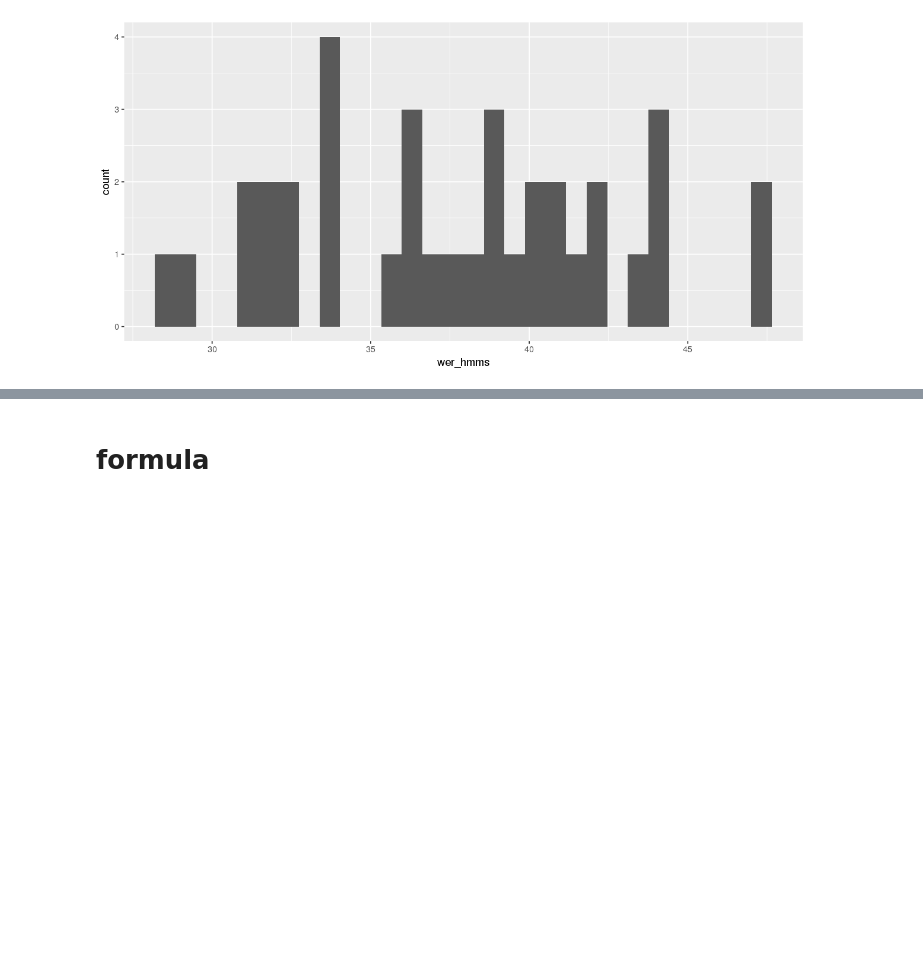
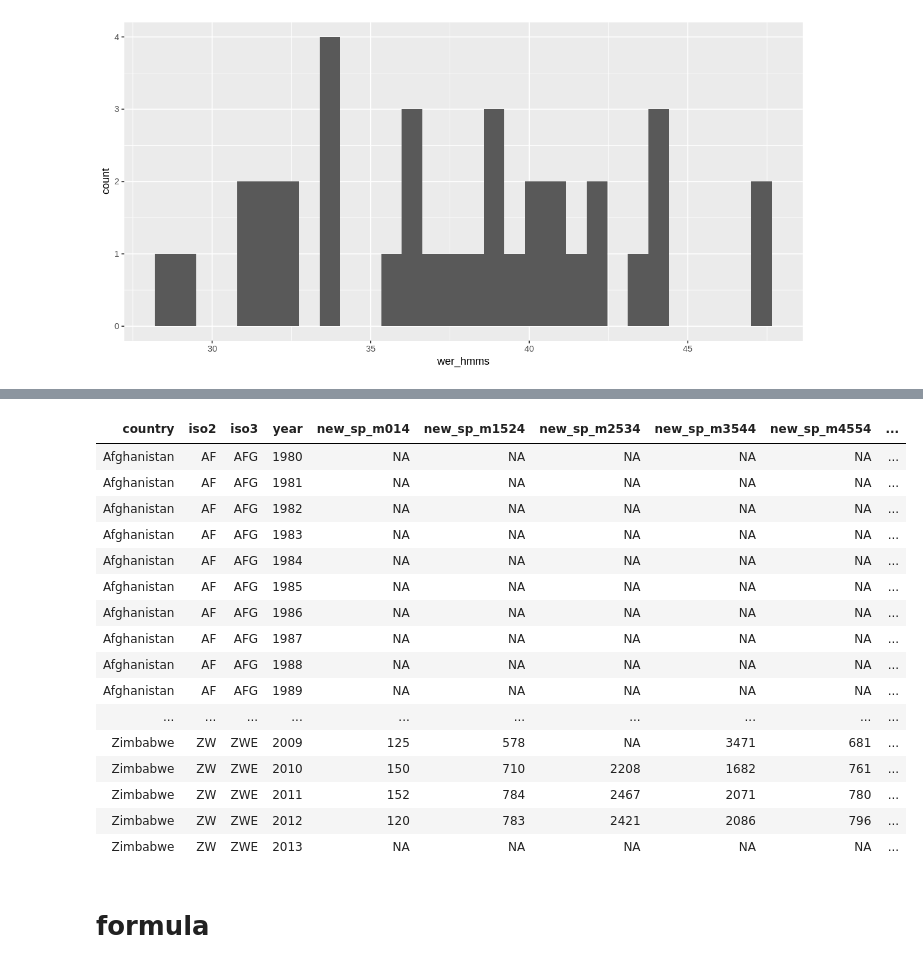
Before and after one commit to jarobyte91/jupyter_presentations, a Jupyter notebook: R.ipynb, the cells around one changed output, grey strips where cells are left out. Cells and saved outputs as stored; diff of their text form; code cells hidden in the pictures; blank space fills up the shorter version.

Commit message:
repr.matrix

```diff
--- a/R.ipynb
+++ b/R.ipynb
@@ -50,3 +62,25 @@ ggplot(df, aes(x = wer_hmms)) + geom_histogram()
+# %%
+# Esto también se puede arreglar con options()
+options(repr.matrix.max.cols = 50, repr.matrix.max.rows = 20)
+who
+# %% [output]
+| country | iso2 | iso3 | year | new_sp_m014 | new_sp_m1524 | new_sp_m2534 | new_sp_m3544 | new_sp_m4554 | ... |
+| Afghanistan | AF | AFG | 1980 | NA | NA | NA | NA | NA | ... |
+| Afghanistan | AF | AFG | 1981 | NA | NA | NA | NA | NA | ... |
+| Afghanistan | AF | AFG | 1982 | NA | NA | NA | NA | NA | ... |
+| Afghanistan | AF | AFG | 1983 | NA | NA | NA | NA | NA | ... |
+| Afghanistan | AF | AFG | 1984 | NA | NA | NA | NA | NA | ... |
+| Afghanistan | AF | AFG | 1985 | NA | NA | NA | NA | NA | ... |
+| Afghanistan | AF | AFG | 1986 | NA | NA | NA | NA | NA | ... |
+| Afghanistan | AF | AFG | 1987 | NA | NA | NA | NA | NA | ... |
+| Afghanistan | AF | AFG | 1988 | NA | NA | NA | NA | NA | ... |
+| Afghanistan | AF | AFG | 1989 | NA | NA | NA | NA | NA | ... |
+| ... | ... | ... | ... | ... | ... | ... | ... | ... | ... |
+| Zimbabwe | ZW | ZWE | 2009 | 125 | 578 | NA | 3471 | 681 | ... |
+| Zimbabwe | ZW | ZWE | 2010 | 150 | 710 | 2208 | 1682 | 761 | ... |
+| Zimbabwe | ZW | ZWE | 2011 | 152 | 784 | 2467 | 2071 | 780 | ... |
+| Zimbabwe | ZW | ZWE | 2012 | 120 | 783 | 2421 | 2086 | 796 | ... |
+| Zimbabwe | ZW | ZWE | 2013 | NA | NA | NA | NA | NA | ... |
 # %% [markdown]
 # formula
 # %% [markdown]
```
Also changed, not shown: parts of 2 cells of this notebook.
